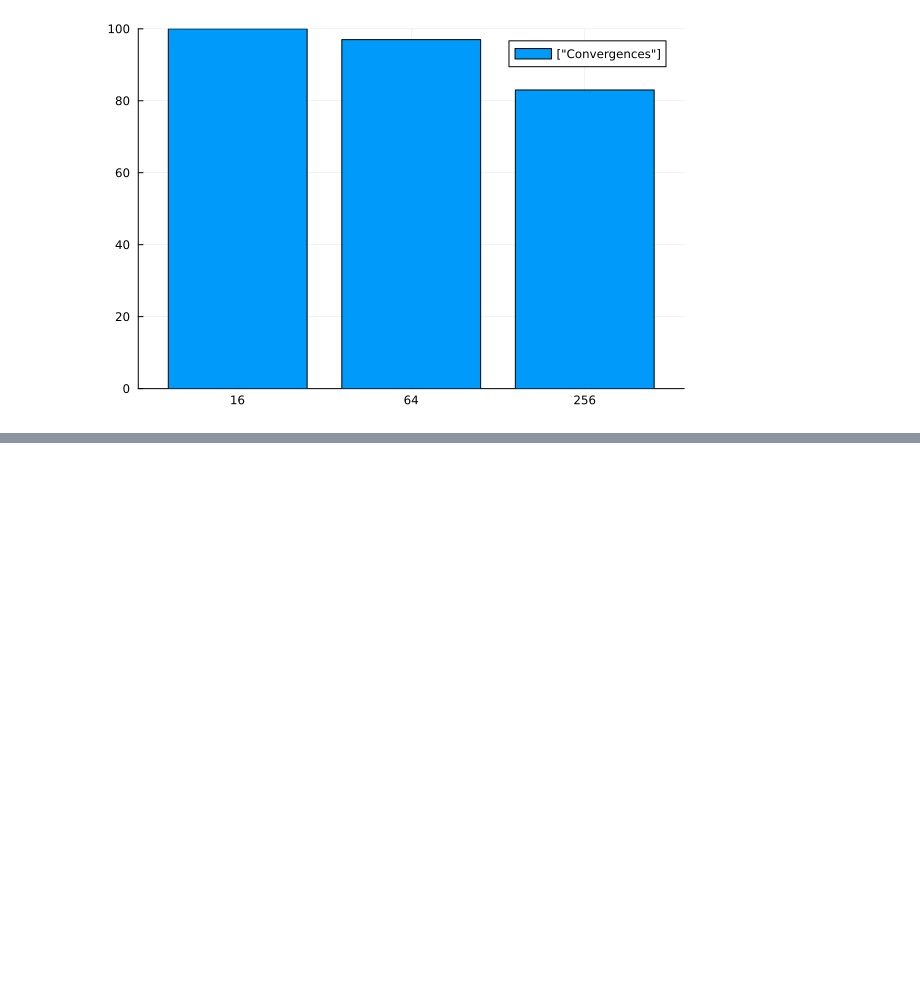
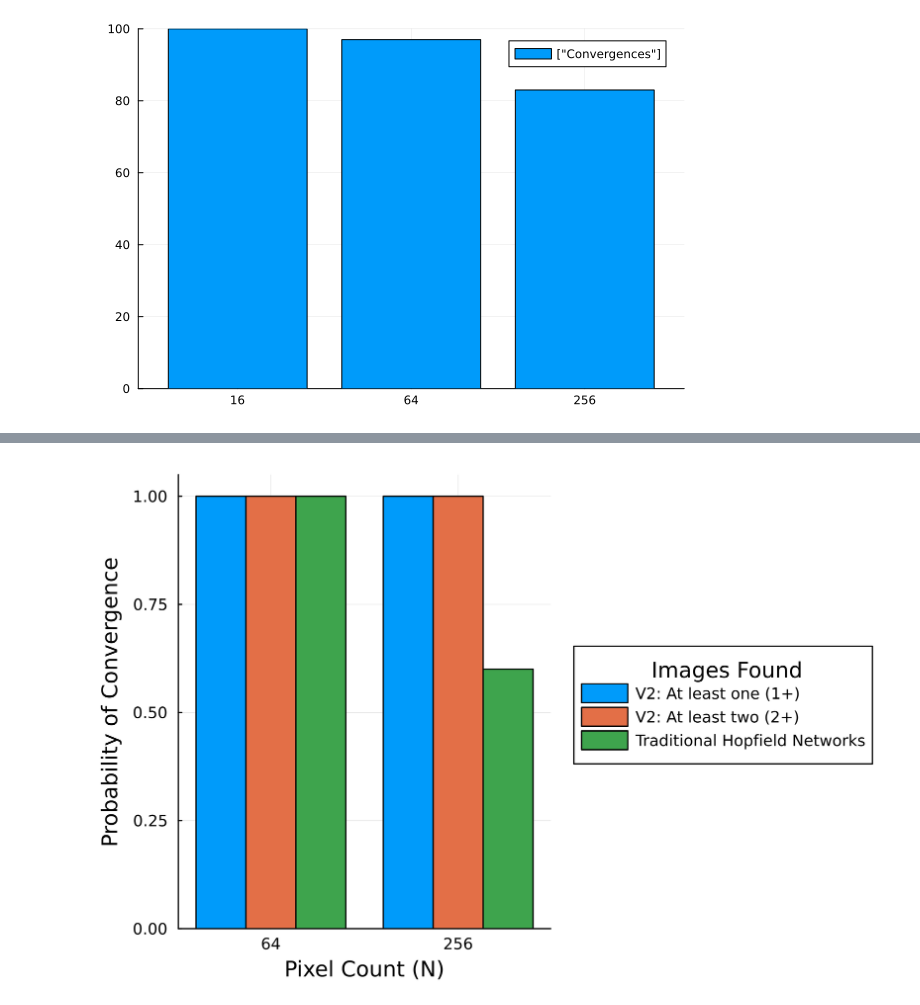
Before and after one commit to Quaid01/HN_V2, a Jupyter notebook: scripts/Paper Figures/3rdRandom.ipynb, the cells around one changed output, grey strips where cells are left out. Drawn from its saved outputs; the diff is of its cells as text; code cells hidden in the pictures; blank space fills up the shorter version.

Commit message:
Completed Code for paper figures (plots at least)

```diff
--- a/scripts/Paper Figures/3rdRandom.ipynb
+++ b/scripts/Paper Figures/3rdRandom.ipynb
@@ -255,0 +484,17 @@ bar(sizes, convs, bar_position = :dodge,
+# %%
+p = groupedbar(
+    sizes,
+    [convs twos hns],
+    bar_position = :dodge,
+    labels = ["V2: At least one (1+)" "V2: At least two (2+)" "Traditional Hopfield Networks"],
+    xlabel="Pixel Count (N)",
+    ylabel="Probability of Convergence",
+    legendtitle="Images Found",
+    legend = :outerright,
+    ylims = (0, 1.05),
+    dpi = 400,
+)
+
+plot(p)
+# %% [output]
+[figure, added]
```
Also changed, not shown: parts of 6 cells of this notebook, 15 other files.
